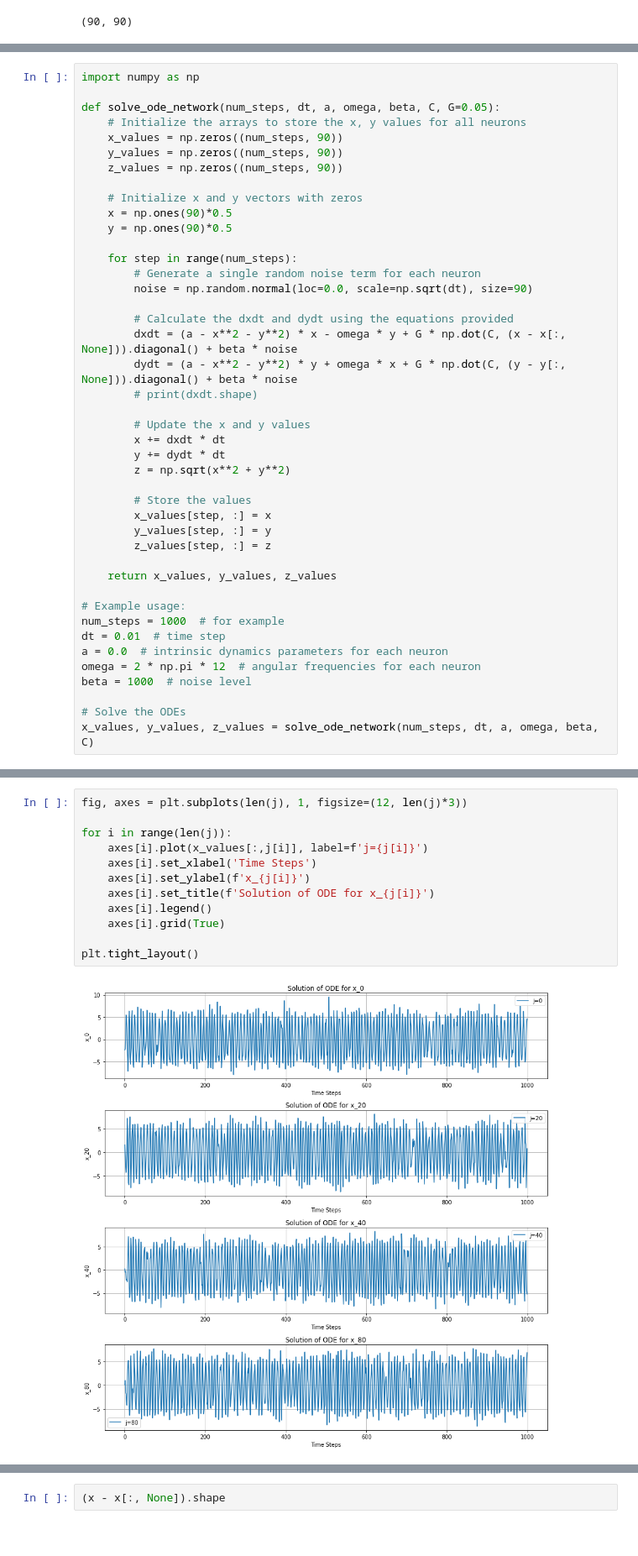
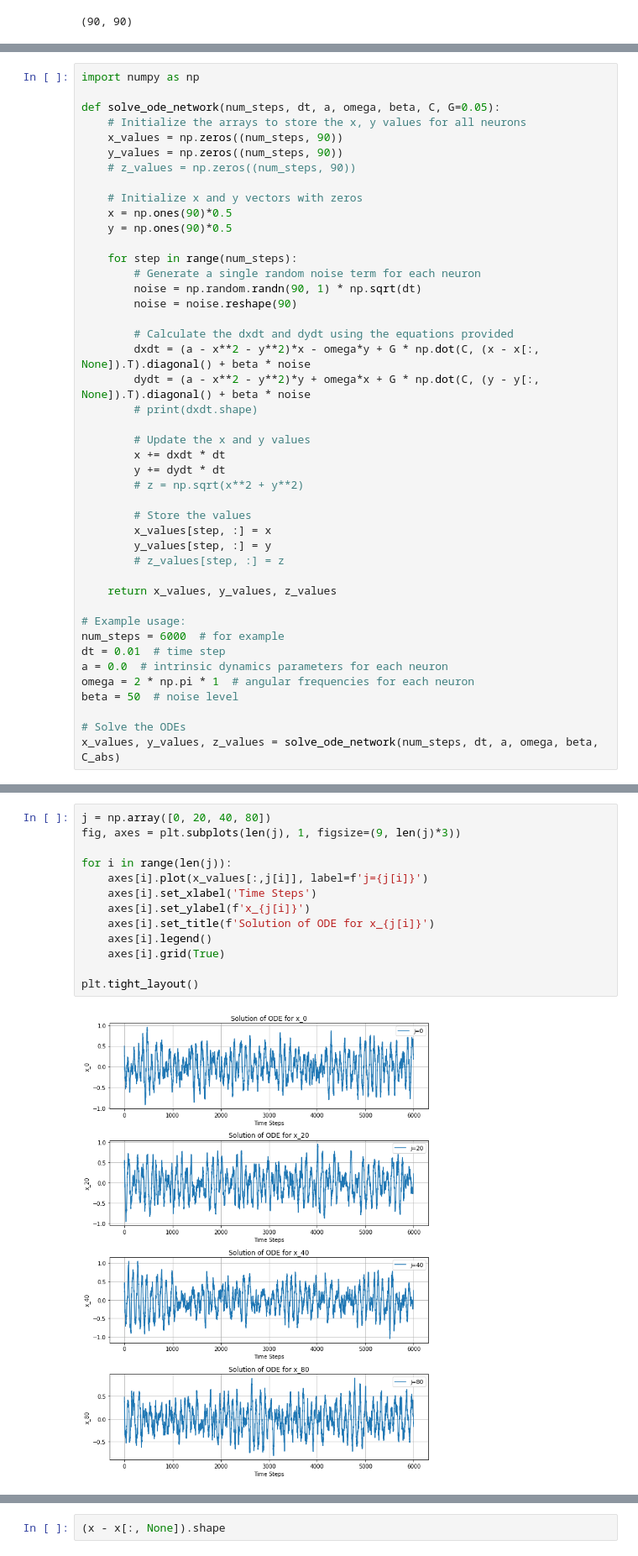
Before and after one commit to shayan823/Deco-Group-1A, a Jupyter notebook: PythonNotebooks/network.ipynb, the cells around one changed output, grey strips where cells are left out. Shown at 84% size. Cells and saved outputs as stored; diff of their text form.

```diff
--- a/PythonNotebooks/network.ipynb
+++ b/PythonNotebooks/network.ipynb
@@ -76,7 +76,7 @@ def solve_ode_network(num_steps, dt, a, omega, beta, C, G=0.05):
     # Initialize the arrays to store the x, y values for all neurons
     x_values = np.zeros((num_steps, 90))
     y_values = np.zeros((num_steps, 90))
-    z_values = np.zeros((num_steps, 90))
+    # z_values = np.zeros((num_steps, 90))
 
     # Initialize x and y vectors with zeros
     x = np.ones(90)*0.5
@@ -84,31 +84,32 @@ def solve_ode_network(num_steps, dt, a, omega, beta, C, G=0.05):
 
     for step in range(num_steps):
         # Generate a single random noise term for each neuron
-        noise = np.random.normal(loc=0.0, scale=np.sqrt(dt), size=90)
+        noise = np.random.randn(90, 1) * np.sqrt(dt)
+        noise = noise.reshape(90)
 
         # Calculate the dxdt and dydt using the equations provided
-        dxdt = (a - x**2 - y**2) * x - omega * y + G * np.dot(C, (x - x[:, None])).diagonal() + beta * noise
-        dydt = (a - x**2 - y**2) * y + omega * x + G * np.dot(C, (y - y[:, None])).diagonal() + beta * noise
+        dxdt = (a - x**2 - y**2)*x - omega*y + G * np.dot(C, (x - x[:, None]).T).diagonal() + beta * noise
+        dydt = (a - x**2 - y**2)*y + omega*x + G * np.dot(C, (y - y[:, None]).T).diagonal() + beta * noise
         # print(dxdt.shape)
 
         # Update the x and y values
         x += dxdt * dt
         y += dydt * dt
-        z = np.sqrt(x**2 + y**2)
+        # z = np.sqrt(x**2 + y**2)
 
         # Store the values
         x_values[step, :] = x
         y_values[step, :] = y
-        z_values[step, :] = z
+        # z_values[step, :] = z
 
     return x_values, y_values, z_values
 
 # Example usage:
-num_steps = 1000  # for example
+num_steps = 6000  # for example
 dt = 0.01  # time step
 a = 0.0  # intrinsic dynamics parameters for each neuron
-omega = 2 * np.pi * 12  # angular frequencies for each neuron
-beta = 1000  # noise level
+omega = 2 * np.pi * 1  # angular frequencies for each neuron
+beta = 50  # noise level
 
 # Solve the ODEs
-x_values, y_values, z_values = solve_ode_network(num_steps, dt, a, omega, beta, C)
+x_values, y_values, z_values = solve_ode_network(num_steps, dt, a, omega, beta, C_abs)
@@ -117,17 +116,18 @@ j = np.array([0, 20, 40, 80])
 # %%
-fig, axes = plt.subplots(len(j), 1, figsize=(12, len(j)*3))
+j = np.array([0, 20, 40, 80])
+fig, axes = plt.subplots(len(j), 1, figsize=(9, len(j)*3))
 
 for i in range(len(j)):
     axes[i].plot(x_values[:,j[i]], label=f'j={j[i]}')
     axes[i].set_xlabel('Time Steps')
     axes[i].set_ylabel(f'x_{j[i]}')
     axes[i].set_title(f'Solution of ODE for x_{j[i]}')
     axes[i].legend()
     axes[i].grid(True)
 
 plt.tight_layout()
 # %% [output]
-[figure, old version]
+[figure, new version]
 # %%
 x0 = 0.5
 y0 = 0.5
```
Also changed, not shown: parts of 2 cells of this notebook.
